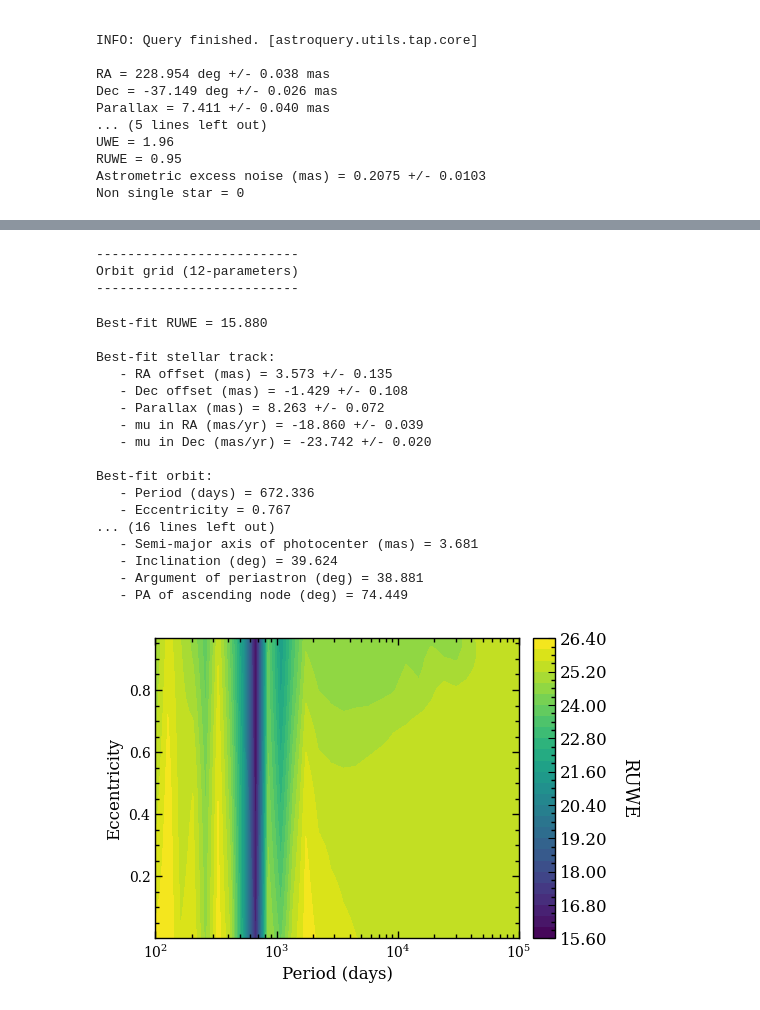
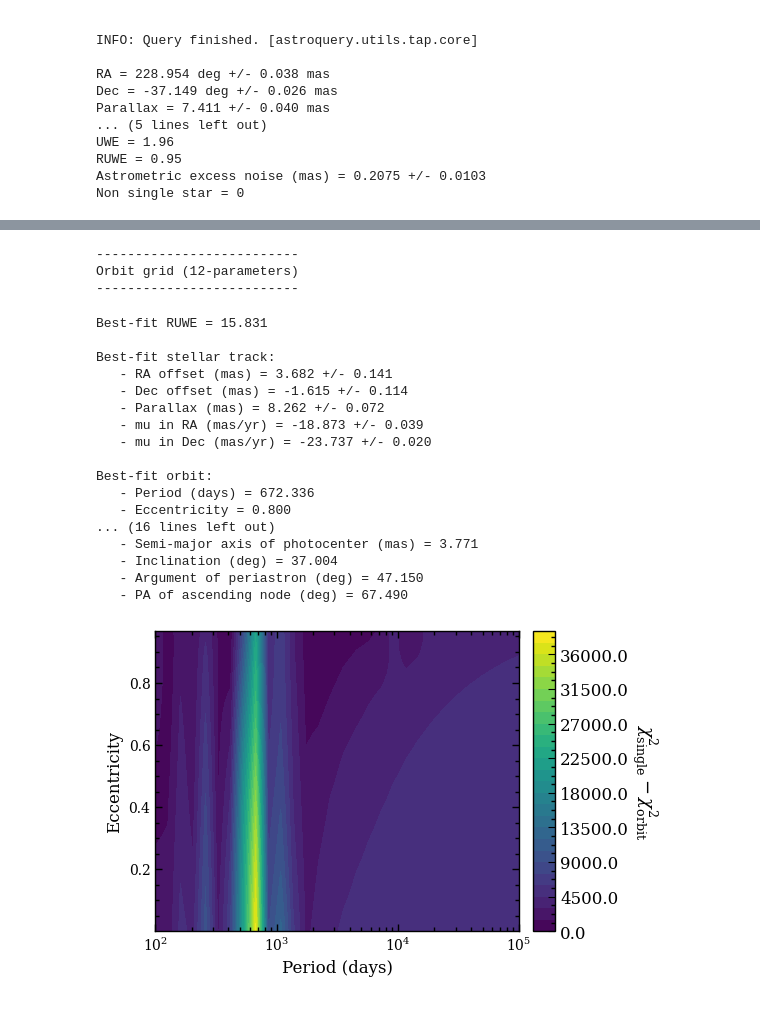
Before and after one commit to tomasstolker/exogaia, a Jupyter notebook: docs/tutorials/stellar_companion.ipynb, the cells around one changed output, grey strips where cells are left out. Cells and saved outputs as stored; diff of their text form; code cells hidden in the pictures.

```diff
--- a/docs/tutorials/stellar_companion.ipynb
+++ b/docs/tutorials/stellar_companion.ipynb
@@ -84,29 +84,29 @@ Applying AL bias from binarity:
 # %%
 leastsq = LeastSquares(epoch_astrometry=epoch_astrom)
 # %%
-fig = leastsq.orbit_grid(plot_file='orbit_grid.png', n_points=30)
+fig = leastsq.orbit_grid(n_points=30, map_type="chi2_det", plot_file='orbit_grid.png')
 # %% [output]
 --------------------------
 Orbit grid (12-parameters)
 --------------------------
-Best-fit RUWE = 15.880
+Best-fit RUWE = 15.831
 
 Best-fit stellar track:
-   - RA offset (mas) = 3.573 +/- 0.135
-   - Dec offset (mas) = -1.429 +/- 0.108
-   - Parallax (mas) = 8.263 +/- 0.072
-   - mu in RA (mas/yr) = -18.860 +/- 0.039
-   - mu in Dec (mas/yr) = -23.742 +/- 0.020
+   - RA offset (mas) = 3.682 +/- 0.141
+   - Dec offset (mas) = -1.615 +/- 0.114
+   - Parallax (mas) = 8.262 +/- 0.072
+   - mu in RA (mas/yr) = -18.873 +/- 0.039
+   - mu in Dec (mas/yr) = -23.737 +/- 0.020
 
 Best-fit orbit:
    - Period (days) = 672.336
-   - Eccentricity = 0.767
+   - Eccentricity = 0.800
 ... (16 lines left out)
-   - Semi-major axis of photocenter (mas) = 3.681
-   - Inclination (deg) = 39.624
-   - Argument of periastron (deg) = 38.881
-   - PA of ascending node (deg) = 74.449
+   - Semi-major axis of photocenter (mas) = 3.771
+   - Inclination (deg) = 37.004
+   - Argument of periastron (deg) = 47.150
+   - PA of ascending node (deg) = 67.490
-[figure, old version]
+[figure, new version]
 # %%
 fig = leastsq.orbit_fit(inc_jitter=False, plot_file='orbit_fit.png')
 # %% [output]
```
Also changed, not shown: parts of 3 cells of this notebook, 12 other files.
